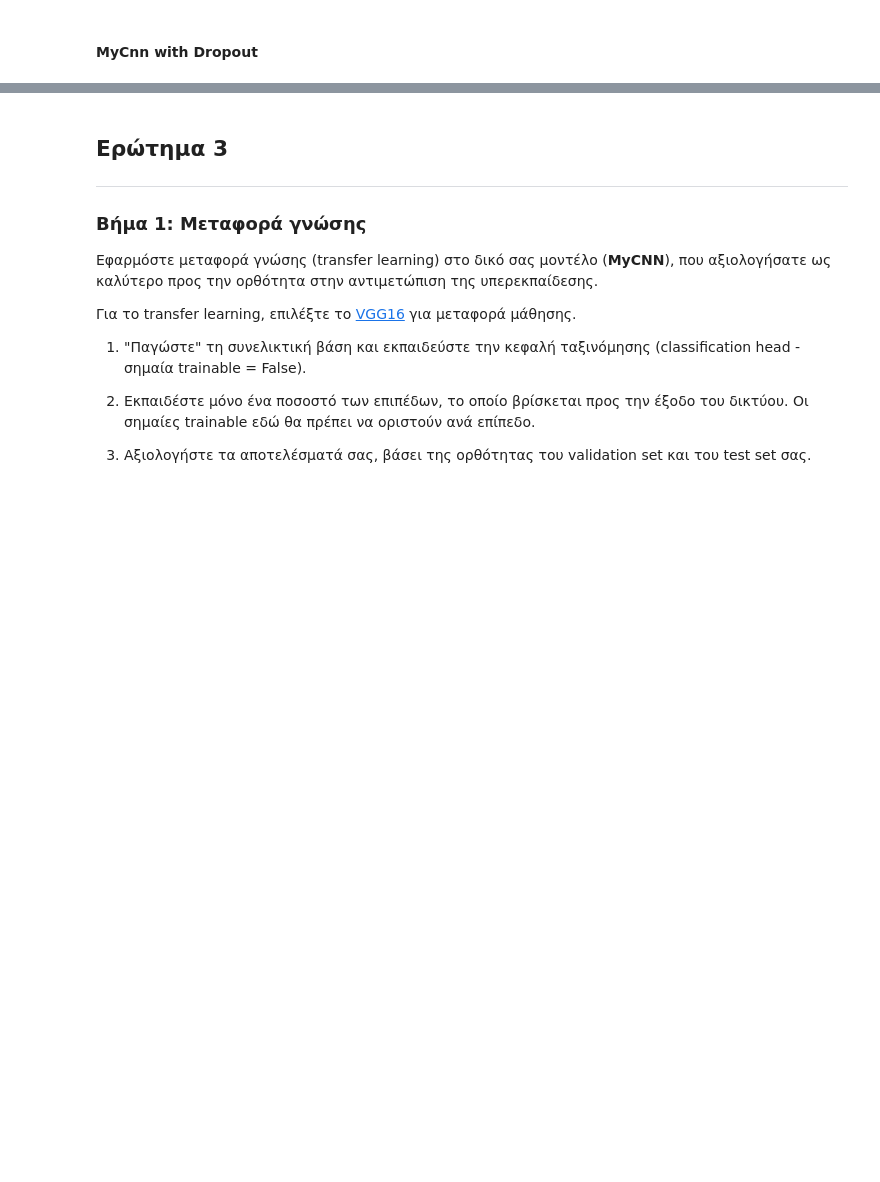
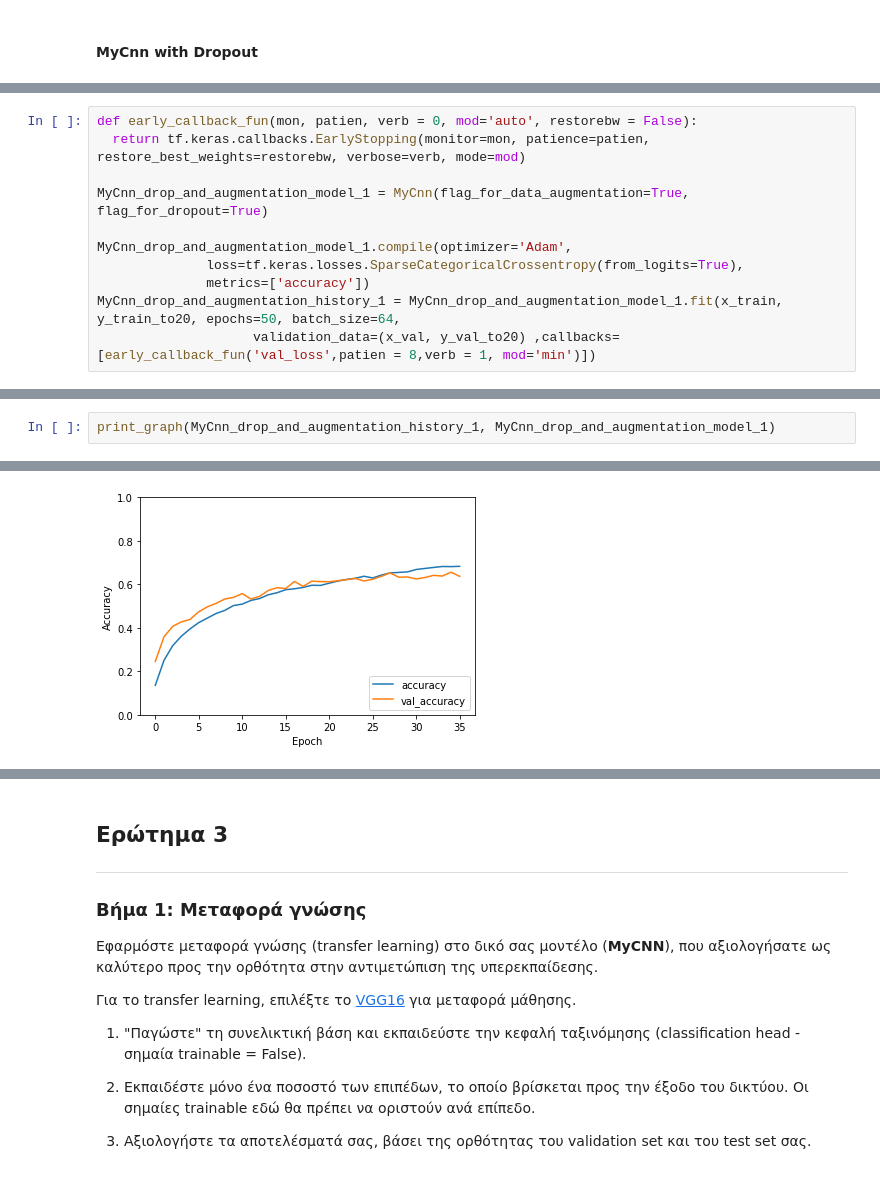
Before and after one commit to nikolastas/Image-and-Video-Analysis-and-Technology, a Jupyter notebook: ask2/2η_Ομαδική_Άσκηση.ipynb, the cells around one changed output, grey strips where cells are left out. Drawn from its saved outputs; the diff is of its cells as text; blank space fills up the shorter version.

```diff
--- a/ask2/2η_Ομαδική_Άσκηση.ipynb
+++ b/ask2/2η_Ομαδική_Άσκηση.ipynb
@@ -872,0 +957,11 @@ Epoch 50/50
+# %%
+def early_callback_fun(mon, patien, verb = 0, mod='auto', restorebw = False):
+  return tf.keras.callbacks.EarlyStopping(monitor=mon, patience=patien, restore_best_weights=restorebw, verbose=verb, mode=mod)
+
+MyCnn_drop_and_augmentation_model_1 = MyCnn(flag_for_data_augmentation=True, flag_for_dropout=True)
+
+MyCnn_drop_and_augmentation_model_1.compile(optimizer='Adam',
+              loss=tf.keras.losses.SparseCategoricalCrossentropy(from_logits=True),
+              metrics=['accuracy'])
+MyCnn_drop_and_augmentation_history_1 = MyCnn_drop_and_augmentation_model_1.fit(x_train, y_train_to20, epochs=50, batch_size=64,
+                    validation_data=(x_val, y_val_to20) ,callbacks=[early_callback_fun('val_loss',patien = 8,verb = 1, mod='min')])
@@ -872,0 +986,3 @@ Epoch 50/50
+# %%
+print_graph(MyCnn_drop_and_augmentation_history_1, MyCnn_drop_and_augmentation_model_1)
+# %% [output]
@@ -872,0 +990 @@ Epoch 50/50
+[figure, added]
```
Also changed, not shown: parts of 39 cells of this notebook.
